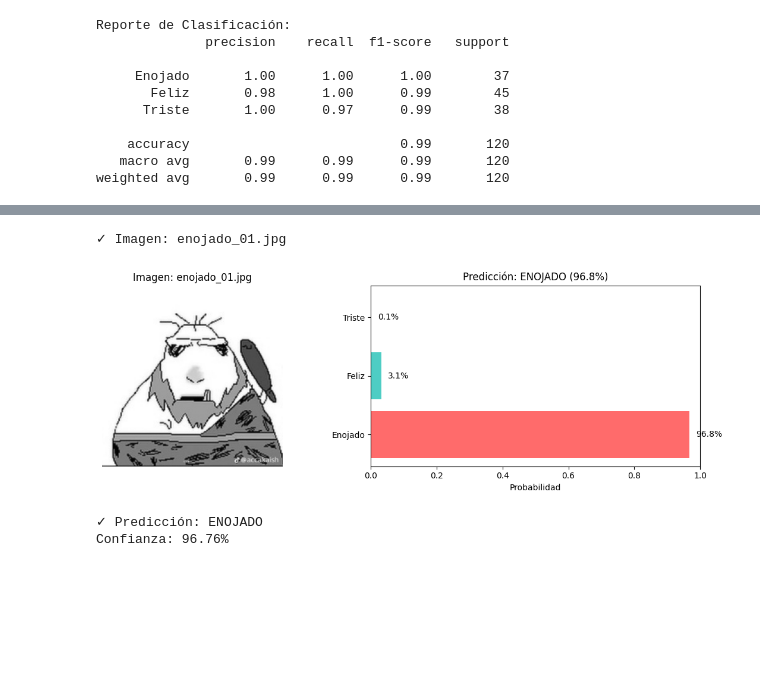
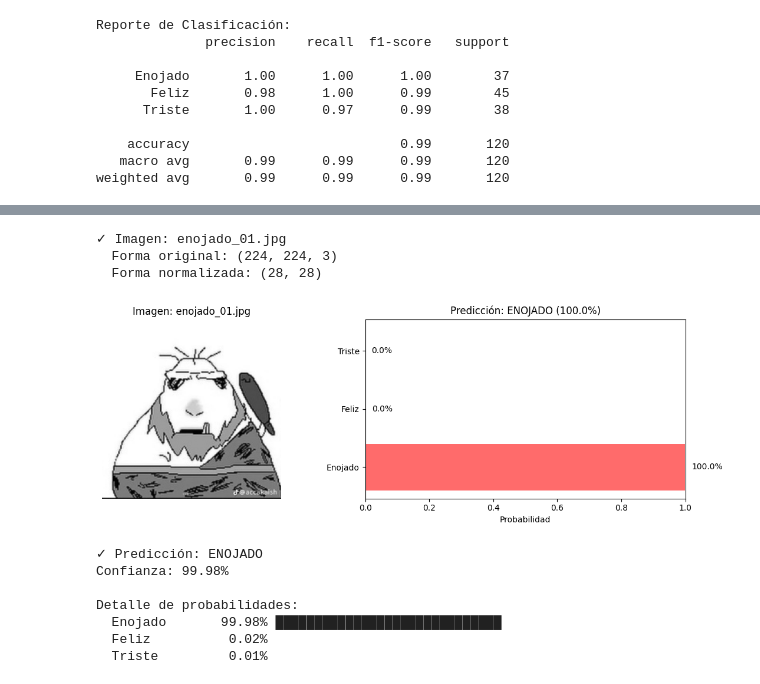
Before and after one commit to Zelxel-zx/Sentimental_emoji_classifier, a Jupyter notebook: modelo B/cnn_from_scratch.ipynb, the cells around one changed output, grey strips where cells are left out. Cells and saved outputs as stored; diff of their text form; code cells hidden in the pictures; blank space fills up the shorter version.

```diff
--- a/modelo B/cnn_from_scratch.ipynb
+++ b/modelo B/cnn_from_scratch.ipynb
@@ -243,6 +269,6 @@ weighted avg       0.99      0.99      0.99       120
 # %%
 # Prueba con nueva imagen
-from PIL import Image
+import cv2
 
 image_path = "../Dataset_emocional/Enojado/enojado_01.jpg"  # Cambiar por tu imagen
 image_path = Path(image_path)
@@ -252,41 +278,65 @@ if not image_path.exists():
 else:
     print(f"✓ Imagen: {image_path.name}")
 
-    # Procesar
-    img = Image.open(image_path).convert('L')
-    img_resized = img.resize((28, 28))
-    img_array = np.array(img_resized) / 255.0
-    img_input = img_array.reshape(1, 28, 28, 1)
+    # Convertir a JPG si es PNG u otro formato
+    if image_path.suffix.lower() != '.jpg':
+        print(f"  Convirtiendo {image_path.suffix} a JPG...")
+        img_original = cv2.imread(str(image_path))
+        jpg_path = image_path.with_suffix('.jpg')
+        cv2.imwrite(str(jpg_path), img_original, [cv2.IMWRITE_JPEG_QUALITY, 95])
+        image_path = jpg_path
+        print(f"  Guardado como: {jpg_path.name}")
+
+    # Procesar con OpenCV
+    img = cv2.imread(str(image_path))  # Leer imagen
+    img_gray = cv2.cvtColor(img, cv2.COLOR_BGR2GRAY)  # Convertir a escala de grises
+    img_resized = cv2.resize(img_gray, (28, 28))  # Redimensionar a 28x28
+    img_normalized = img_resized.astype('float32') / 255.0  # Normalizar [0,1]
+    img_input = img_normalized.reshape(1, 28, 28, 1)  # Reshape para modelo
+
+    print(f"  Forma original: {img.shape}")
+    print(f"  Forma normalizada: {img_normalized.shape}")
 
     # Predicción
     prediction = cnn_model.predict(img_input, verbose=0)
     predicted_class = np.argmax(prediction)
     confidence = prediction[0][predicted_class]
 
     # Visualizar
     fig, axes = plt.subplots(1, 2, figsize=(12, 4))
 
-    axes[0].imshow(img, cmap='gray')
+    axes[0].imshow(img_gray, cmap='gray')
     axes[0].set_title(f"Imagen: {image_path.name}")
     axes[0].axis('off')
 
     probabilities = prediction[0]
     colors = ['#ff6b6b', '#4ecdc4', '#45b7d1']
     axes[1].barh(class_names, probabilities, color=colors)
     axes[1].set_xlabel('Probabilidad')
     axes[1].set_title(f'Predicción: {class_names[predicted_class].upper()} ({confidence*100:.1f}%)')
     axes[1].set_xlim([0, 1])
 
     for i, (emotion, prob) in enumerate(zip(class_names, probabilities)):
         axes[1].text(prob + 0.02, i, f'{prob*100:.1f}%', va='center')
 
     plt.tight_layout()
     plt.show()
 
     print(f"\n✓ Predicción: {class_names[predicted_class].upper()}")
     print(f"Confianza: {confidence*100:.2f}%")
+    print(f"\nDetalle de probabilidades:")
+    for emotion, prob in zip(class_names, probabilities):
+        barra = "█" * int(prob * 30)
+        print(f"  {emotion:12} {prob*100:6.2f}% {barra}")
 # %% [output]
 ✓ Imagen: enojado_01.jpg
+  Forma original: (224, 224, 3)
+  Forma normalizada: (28, 28)
-[figure, old version]
+[figure, new version]
 ✓ Predicción: ENOJADO
-Confianza: 96.76%
+Confianza: 99.98%
+
+Detalle de probabilidades:
+  Enojado       99.98% █████████████████████████████
+  Feliz          0.02%
+  Triste         0.01%
```
Also changed, not shown: parts of 1 cell of this notebook.
